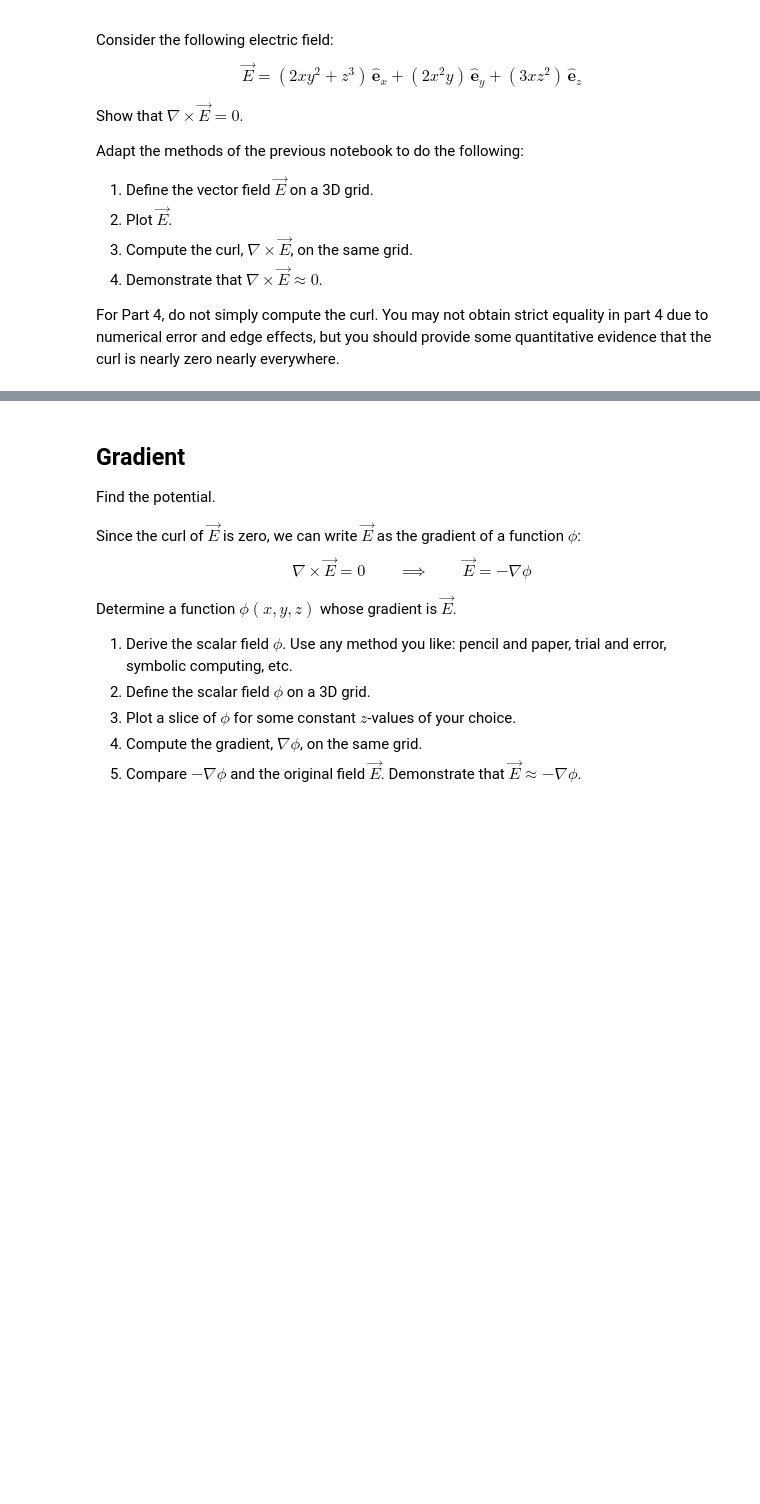
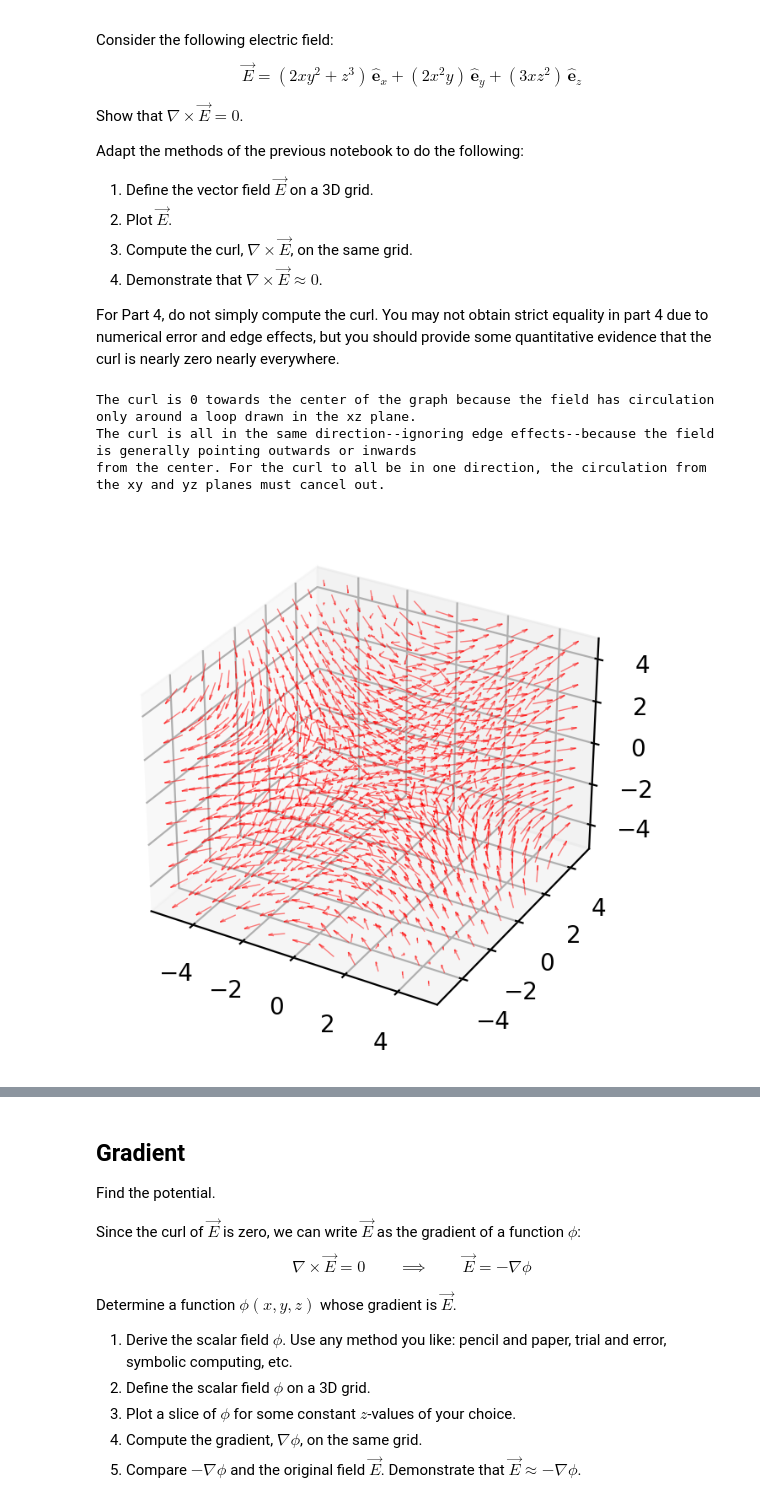
Before and after one commit to dr-kinder/electrodynamics, a Jupyter notebook: week-02/04-potentials-and-fields.ipynb, the cells around one changed output, grey strips where cells are left out. Drawn from its saved outputs; the diff is of its cells as text; code cells hidden in the pictures; blank space fills up the shorter version.

```diff
--- a/week-02/04-potentials-and-fields.ipynb
+++ b/week-02/04-potentials-and-fields.ipynb
@@ -23,4 +23,55 @@ Adapt the methods of the previous notebook to do the following:
 
 For Part 4, do not simply compute the curl.  You may not obtain strict equality in part 4 due to numerical error and edge effects, but you should provide some quantitative evidence that the curl is nearly zero nearly everywhere.
 # %%
-# Start your code here.
+# Get access to useful functions.
+import numpy as np
+import matplotlib.pyplot as plt
+from mpl_toolkits import mplot3d
+
+# Get access to custom functions.
+import VectorCalculus as vc
+import Electrodynamics as ed
+
+from importlib import reload
+reload(vc)
+reload(ed)
+
+# Define coordinate grid.
+num_points = 257
+box_size = 5
+
+# Store coordinate arrays.
+X,Y,Z = ed.coordinates(L=box_size, N=num_points)
+
+# Compute grid spacing.
+ds = X[1,0,0] - X[0,0,0]
+
+# Store grid and spacing in a single object for repeated use later.
+grid = (X,Y,Z,ds)
+
+# Compute grid spacing.
+ds = X[1,0,0] - X[0,0,0]
+
+# Define Vector field on a 3D grid
+Ex = (2*X*Y**2) + Z**3
+Ey = 2*Y*X**2
+Ez = 3*X*Z**2
+E = np.stack([Ex, Ey, Ez])
+
+# Draw the electric field.
+ed.draw_vector_field(X,Y,Z,*E)
+
+# Compute the curl.
+dE = vc.curl(E,ds)
+
+# Draw curl field
+ed.draw_vector_field(X,Y,Z,*dE)
+
+print("The curl is 0 towards the center of the graph because the field has circulation only around a loop drawn in the xz plane.")
+print("The curl is all in the same direction--ignoring edge effects--because the field is generally pointing outwards or inwards")
+print("from the center. For the curl to all be in one direction, the circulation from the xy and yz planes must cancel out.")
+# %% [output]
+The curl is 0 towards the center of the graph because the field has circulation only around a loop drawn in the xz plane.
+The curl is all in the same direction--ignoring edge effects--because the field is generally pointing outwards or inwards
+from the center. For the curl to all be in one direction, the circulation from the xy and yz planes must cancel out.
+[figure, added]
```
Also changed, not shown: parts of 1 cell of this notebook.
